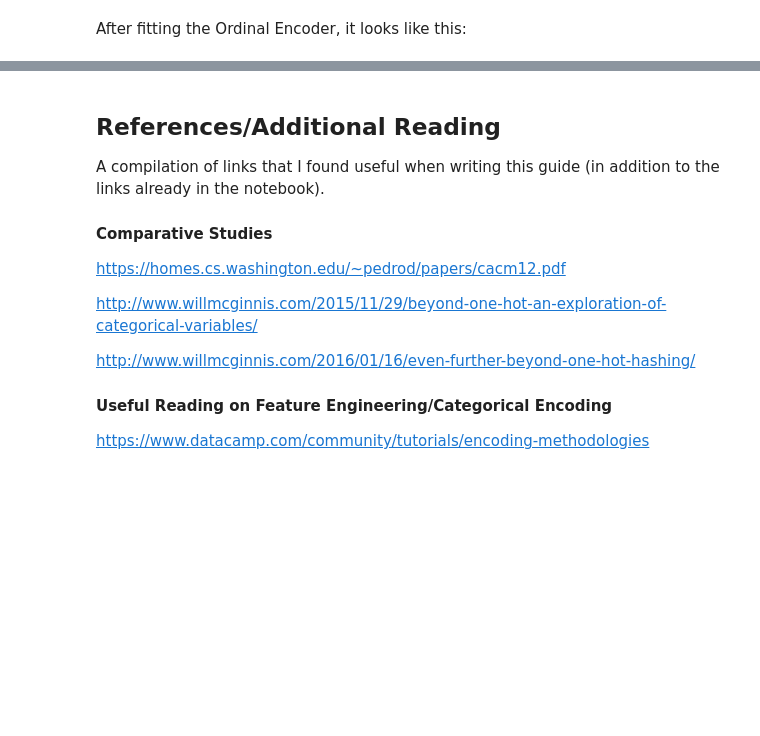
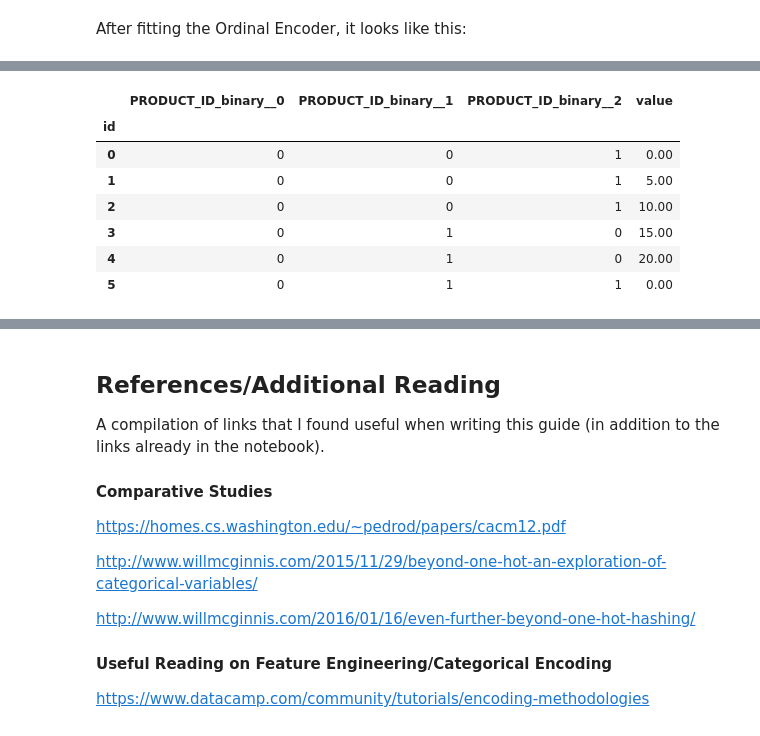
Before and after one commit to alteryx/categorical_encoding, a Jupyter notebook: guides/notebooks/categorical-encoding-guide.ipynb, the cells around one changed output, grey strips where cells are left out. Cells and saved outputs as stored; diff of their text form; code cells hidden in the pictures; blank space fills up the shorter version.

```diff
--- a/guides/notebooks/categorical-encoding-guide.ipynb
+++ b/guides/notebooks/categorical-encoding-guide.ipynb
@@ -410,0 +118,12 @@ Finally, Contrast Encoders provide an interesting way to mathematically separate
+# %%
+ce_bin = ce.Encoder(method='binary')
+ce_bin.fit_transform(feature_matrix, features)
+# %% [output]
+|  | PRODUCT_ID_binary__0 | PRODUCT_ID_binary__1 | PRODUCT_ID_binary__2 | value |
+| id |  |  |  |  |
+| 0 | 0 | 0 | 1 | 0.00 |
+| 1 | 0 | 0 | 1 | 5.00 |
+| 2 | 0 | 0 | 1 | 10.00 |
+| 3 | 0 | 1 | 0 | 15.00 |
+| 4 | 0 | 1 | 0 | 20.00 |
+| 5 | 0 | 1 | 1 | 0.00 |
```
Also changed, not shown: parts of 68 cells of this notebook, 6 other files.
